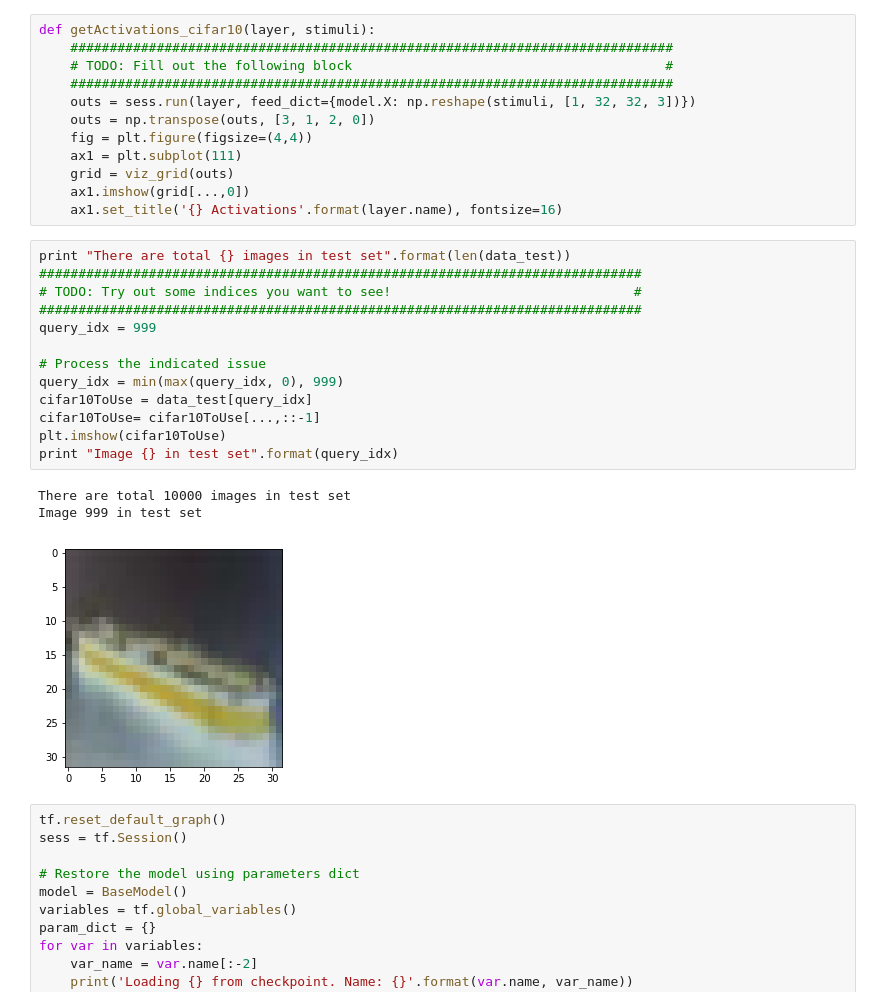
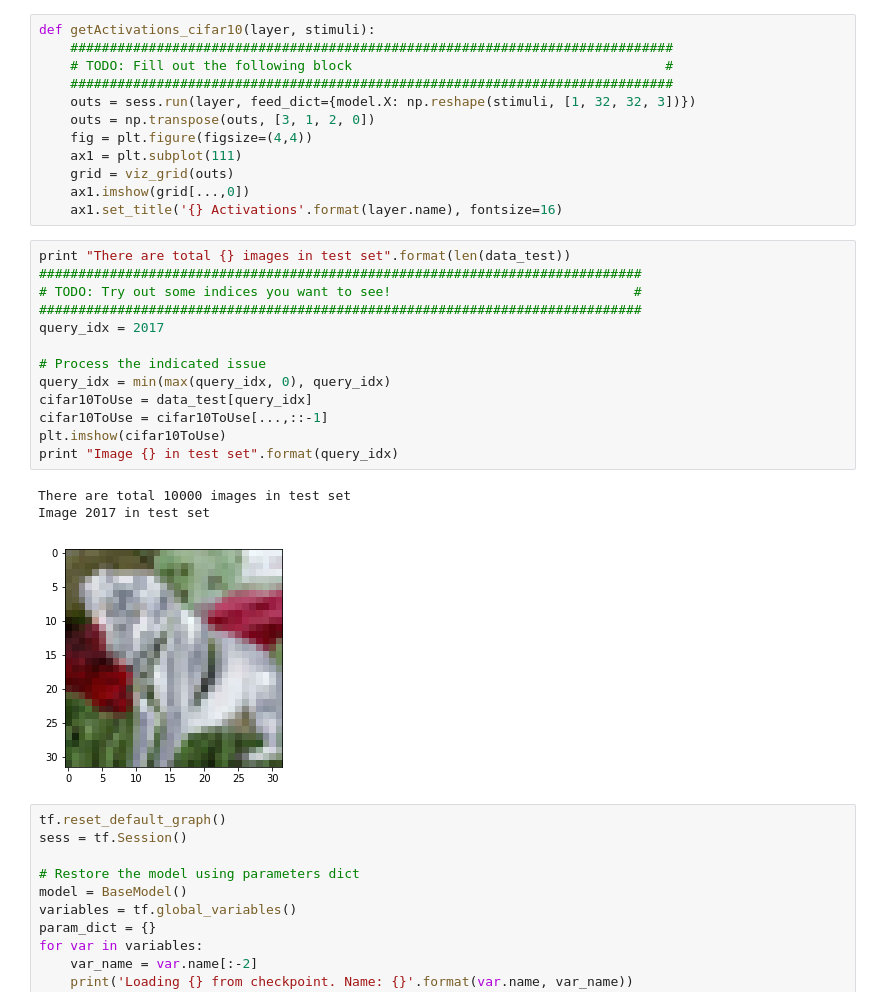
Before and after one commit to CharanSG/csci-599-assignment1, a Jupyter notebook: Problem_4.ipynb, the cells around one changed output. Saved outputs shown, nothing was run; the diff lists cells and outputs as text.

```diff
--- a/Problem_4.ipynb
+++ b/Problem_4.ipynb
@@ -579,20 +575,20 @@ def getActivations_cifar10(layer, stimuli):
 # %%
 print "There are total {} images in test set".format(len(data_test))
 #############################################################################
 # TODO: Try out some indices you want to see!                               #
 #############################################################################
-query_idx = 999
+query_idx = 2017
 
 # Process the indicated issue
-query_idx = min(max(query_idx, 0), 999)
+query_idx = min(max(query_idx, 0), query_idx)
 cifar10ToUse = data_test[query_idx]
-cifar10ToUse= cifar10ToUse[...,::-1]
+cifar10ToUse = cifar10ToUse[...,::-1]
 plt.imshow(cifar10ToUse)
 print "Image {} in test set".format(query_idx)
 # %% [output]
 There are total 10000 images in test set
-Image 999 in test set
+Image 2017 in test set
-[figure, old version]
+[figure, new version]
 # %%
 tf.reset_default_graph()
 sess = tf.Session()
```
Also changed, not shown: parts of 7 cells of this notebook.
